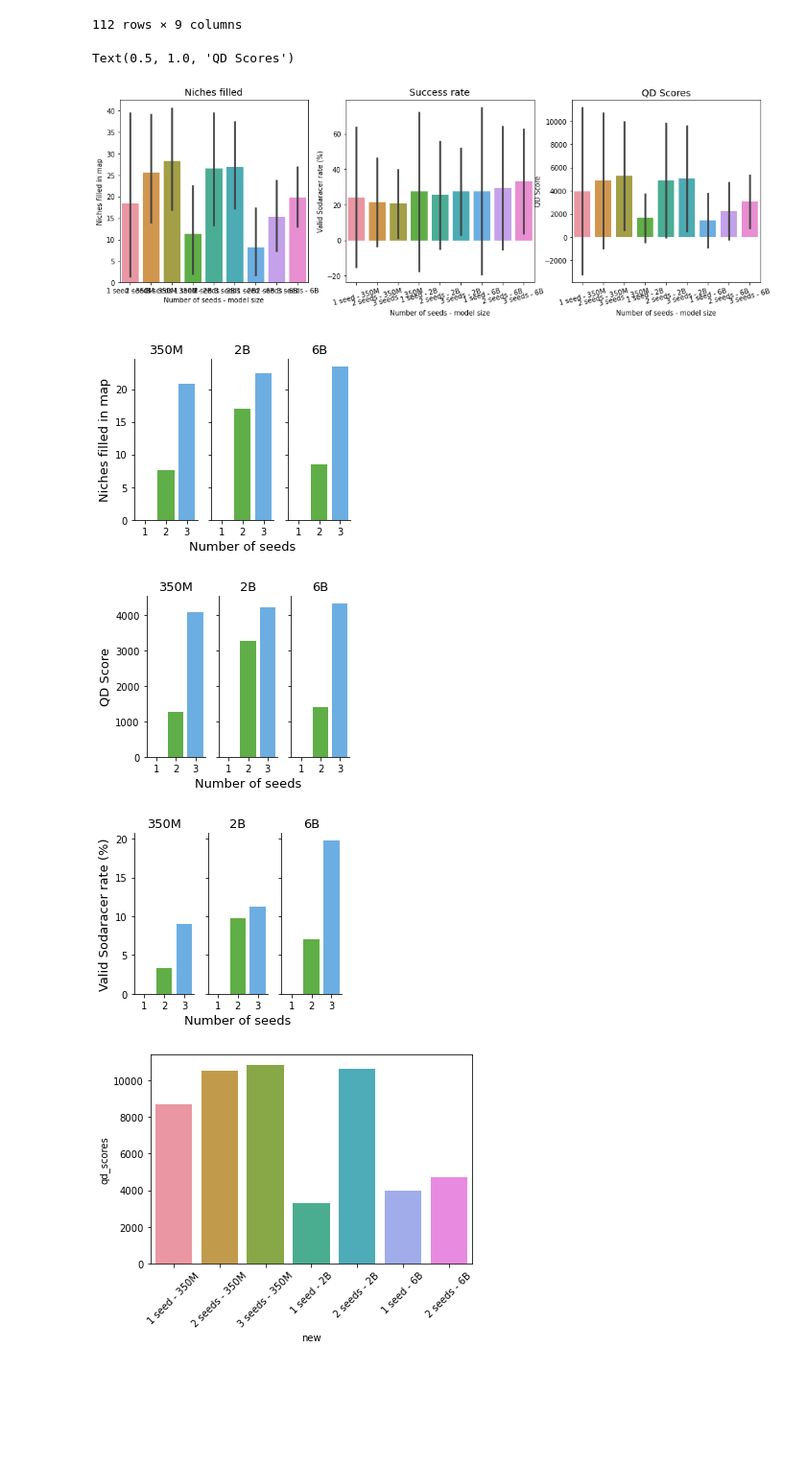
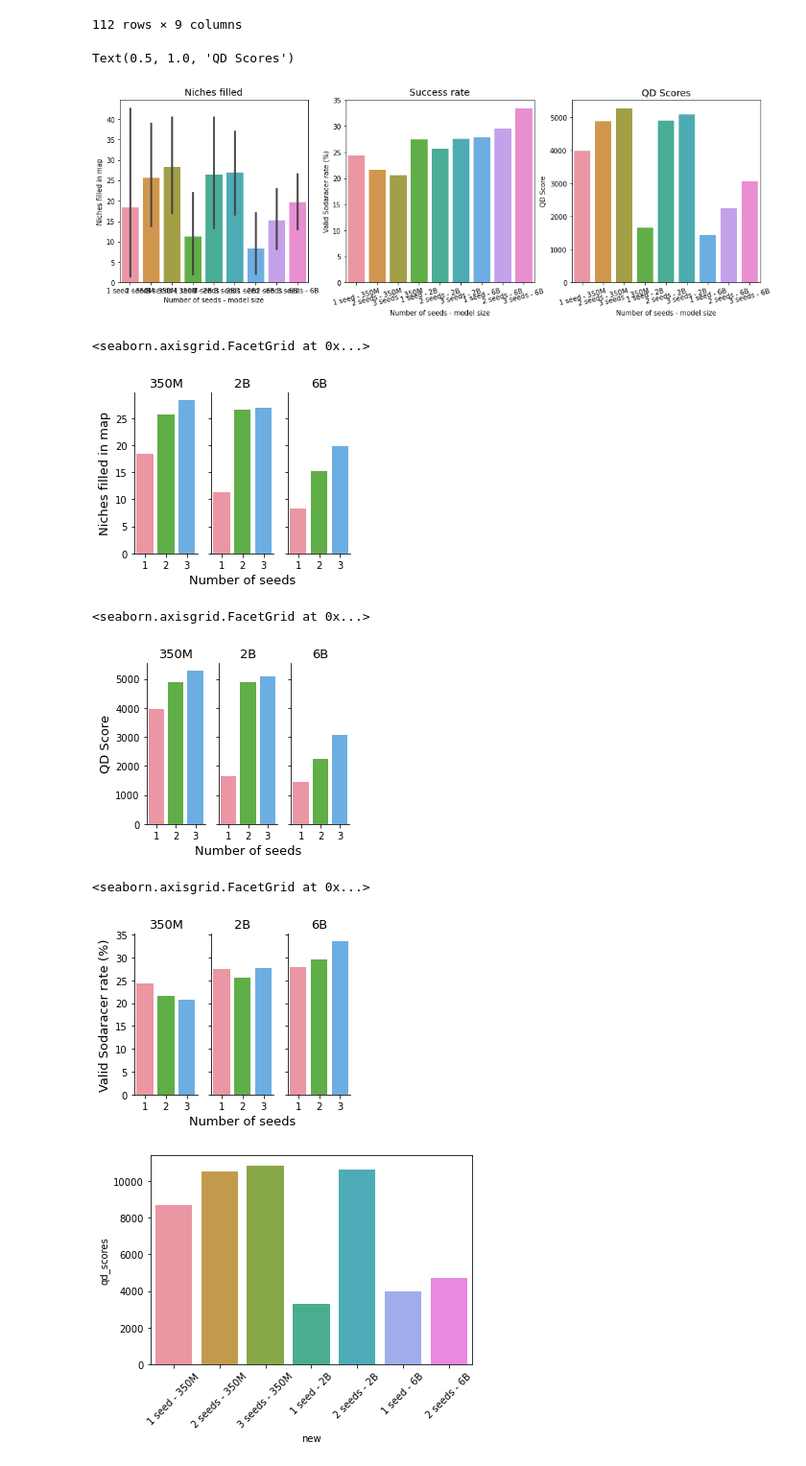
Before and after one commit to herbiebradley/lgx-crossover, a Jupyter notebook: openelm.ipynb, the cells around one changed output. Shown: that part at 96% size. Drawn from its saved outputs; the diff is of its cells as text; code cells hidden in the pictures; blank space fills up the shorter version.

```diff
--- a/openelm.ipynb
+++ b/openelm.ipynb
@@ -159,14 +159,14 @@ axs[0].set_ylabel("Niches filled in map")
 axs[0].set_title("Niches filled", fontsize=14)
 
 
-sns.barplot(x="new", y="rates", data=forced, errorbar="sd", ax=axs[1])
+sns.barplot(x="new", y="rates", data=forced, errorbar=None, ax=axs[1])
 plt.setp(axs[1].xaxis.get_majorticklabels(), rotation=15)
 # axs[1].yaxis.set_label_position("right")
 axs[1].set_xlabel("Number of seeds - model size")
 axs[1].set_ylabel("Valid Sodaracer rate (%)")
 axs[1].set_title("Success rate", fontsize=14)
 
-sns.barplot(x="new", y="qd_scores", data=forced, errorbar="sd", ax=axs[2])
+sns.barplot(x="new", y="qd_scores", data=forced, errorbar=None, ax=axs[2])
 plt.setp(axs[2].xaxis.get_majorticklabels(), rotation=15)
 # axs[1].yaxis.set_label_position("right")
 axs[2].set_xlabel("Number of seeds - model size")
@@ -177,32 +177,35 @@ axs[2].set_title("QD Scores", fontsize=14)
 # plt.savefig("lmx_sodaracers.pdf", dpi=600, bbox_inches='tight')
 # %% [output]
 Text(0.5, 1.0, 'QD Scores')
-[figure, old version]
+[figure, new version]
 # %%
 sns.set_palette(sns.color_palette("Spectral")[:2])
-facetgrid = sns.catplot(x="Number of seeds", y="niches", data=unforced, col="Model size", kind="bar", errorbar=None, height=3.25, aspect=0.4)
+facetgrid = sns.catplot(x="Number of seeds", y="niches", data=forced, col="Model size", kind="bar", errorbar=None, height=3.25, aspect=0.4)
 facetgrid.set_axis_labels(x_var="", y_var="Niches filled in map", fontsize=13)
 facetgrid.axes[0, 1].set_xlabel("Number of seeds", fontsize=13)
 facetgrid.set_titles("{col_name}", size=13)
-plt.savefig("lmx_sodaracers_0.png", dpi=600, bbox_inches='tight', facecolor='white', transparent=False)
+# plt.savefig("lmx_sodaracers_0.png", dpi=600, bbox_inches='tight', facecolor='white', transparent=False)
 # %% [output]
+<seaborn.axisgrid.FacetGrid at 0x...>
-[figure, old version]
+[figure, new version]
 # %%
-facetgrid = sns.catplot(x="Number of seeds", y="qd_scores", data=unforced, col="Model size", kind="bar", errorbar=None, height=3.25, aspect=0.4)
+facetgrid = sns.catplot(x="Number of seeds", y="qd_scores", data=forced, col="Model size", kind="bar", errorbar=None, height=3.25, aspect=0.4)
 facetgrid.set_axis_labels(x_var="", y_var="QD Score", fontsize=13)
 facetgrid.axes[0, 1].set_xlabel("Number of seeds", fontsize=13)
 facetgrid.set_titles("{col_name}", size=13)
-plt.savefig("lmx_sodaracers_1.png", dpi=600, bbox_inches='tight', facecolor='white', transparent=False)
+# plt.savefig("lmx_sodaracers_1.png", dpi=600, bbox_inches='tight', facecolor='white', transparent=False)
 # %% [output]
+<seaborn.axisgrid.FacetGrid at 0x...>
-[figure, old version]
+[figure, new version]
 # %%
-facetgrid = sns.catplot(x="Number of seeds", y="rates", data=unforced, col="Model size", kind="bar", errorbar=None, height=3.25, aspect=0.4)
+facetgrid = sns.catplot(x="Number of seeds", y="rates", data=forced, col="Model size", kind="bar", errorbar=None, height=3.25, aspect=0.4)
 facetgrid.set_axis_labels(x_var="", y_var="Valid Sodaracer rate (%)", fontsize=13)
 facetgrid.axes[0, 1].set_xlabel("Number of seeds", fontsize=13)
 facetgrid.set_titles("{col_name}", size=13)
-plt.savefig("lmx_sodaracers_2.png", dpi=600, bbox_inches='tight', facecolor='white', transparent=False)
+# plt.savefig("lmx_sodaracers_2.png", dpi=600, bbox_inches='tight', facecolor='white', transparent=False)
 # %% [output]
+<seaborn.axisgrid.FacetGrid at 0x...>
-[figure, old version]
+[figure, new version]
 # %%
 # layer swarmplot and catplot?
 sns.barplot(x="new", y="qd_scores", data=forced, errorbar=None)
```
